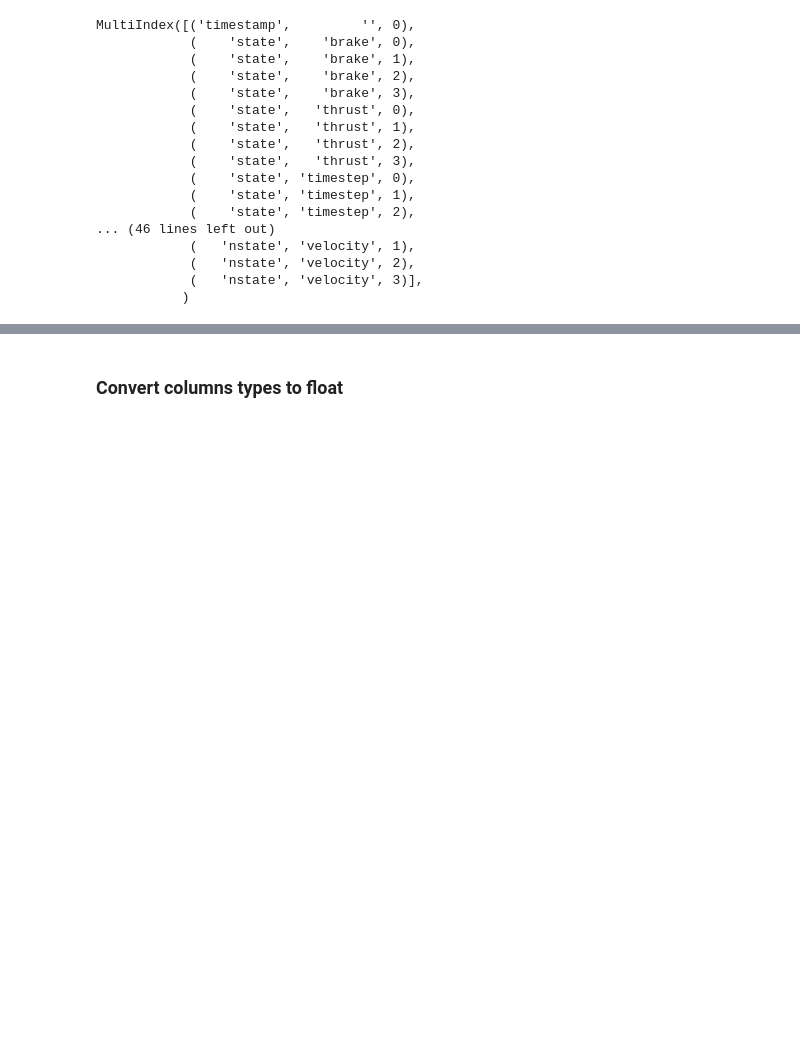
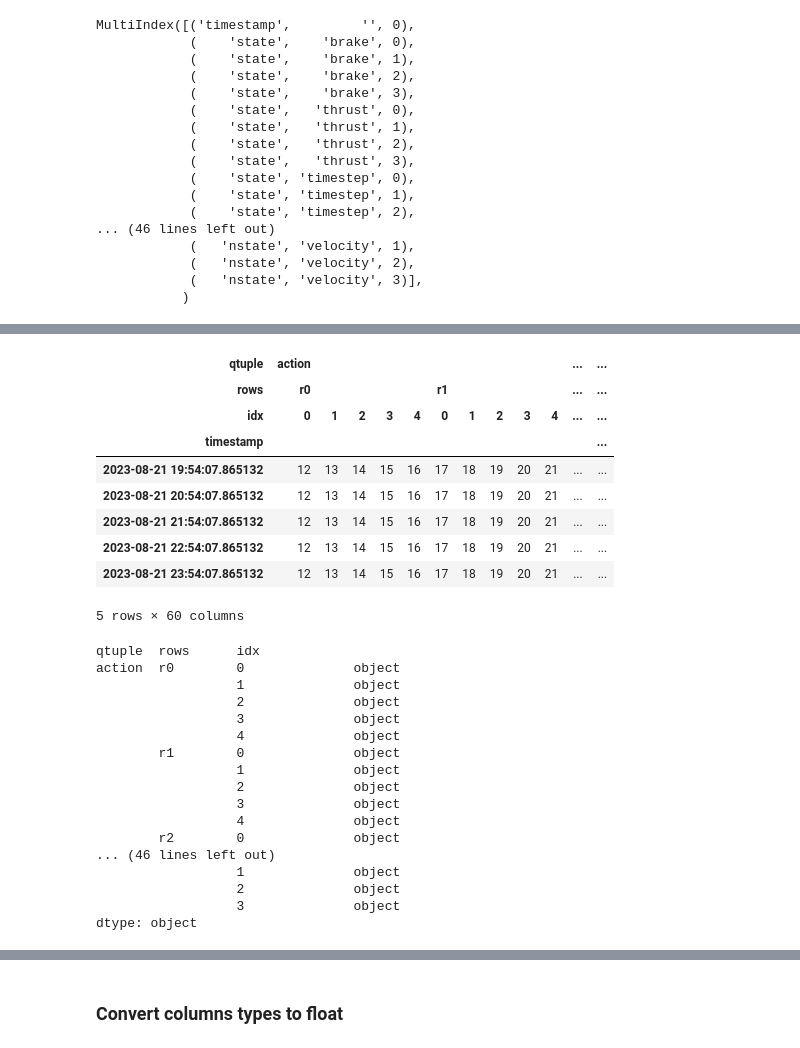
Before and after one commit to Binjian/eos, a Jupyter notebook: eos/utils/eos_dataframe_mongo_codecs.ipynb, the cells around one changed output, grey strips where cells are left out. Cells and saved outputs as stored; diff of their text form; code cells hidden in the pictures; blank space fills up the shorter version.

```diff
--- a/eos/utils/eos_dataframe_mongo_codecs.ipynb
+++ b/eos/utils/eos_dataframe_mongo_codecs.ipynb
@@ -769,0 +979,32 @@ dfs_episode1
+# %%
+dfs_episode2 = dfs_episode1.copy()
+dfs_episode2
+dfs_episode2.dtypes
+# %% [output]
+| qtuple | action |  |  |  |  |  |  |  |  |  | ... | ... |
+| rows | r0 |  |  |  |  | r1 |  |  |  |  | ... | ... |
+| idx | 0 | 1 | 2 | 3 | 4 | 0 | 1 | 2 | 3 | 4 | ... | ... |
+| timestamp |  |  |  |  |  |  |  |  |  |  |  | ... |
+| 2023-08-21 19:54:07.865132 | 12 | 13 | 14 | 15 | 16 | 17 | 18 | 19 | 20 | 21 | ... | ... |
+| 2023-08-21 20:54:07.865132 | 12 | 13 | 14 | 15 | 16 | 17 | 18 | 19 | 20 | 21 | ... | ... |
+| 2023-08-21 21:54:07.865132 | 12 | 13 | 14 | 15 | 16 | 17 | 18 | 19 | 20 | 21 | ... | ... |
+| 2023-08-21 22:54:07.865132 | 12 | 13 | 14 | 15 | 16 | 17 | 18 | 19 | 20 | 21 | ... | ... |
+| 2023-08-21 23:54:07.865132 | 12 | 13 | 14 | 15 | 16 | 17 | 18 | 19 | 20 | 21 | ... | ... |
+5 rows × 60 columns
+qtuple  rows      idx
+action  r0        0              object
+                  1              object
+                  2              object
+                  3              object
+                  4              object
+        r1        0              object
+                  1              object
+                  2              object
+                  3              object
+                  4              object
+        r2        0              object
+... (46 lines left out)
+                  1              object
+                  2              object
+                  3              object
+dtype: object
```
Also changed, not shown: parts of 92 cells of this notebook, 4 other files.
